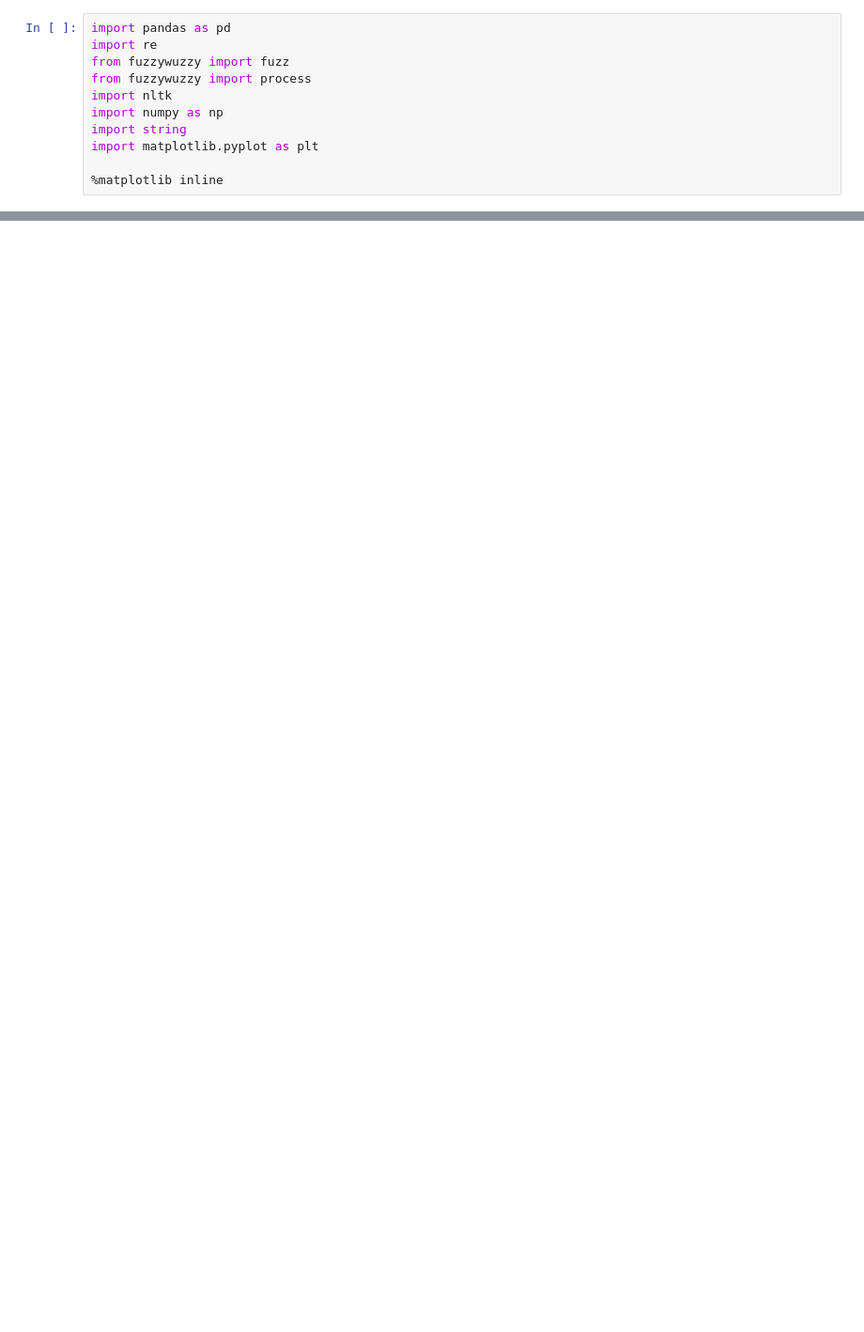
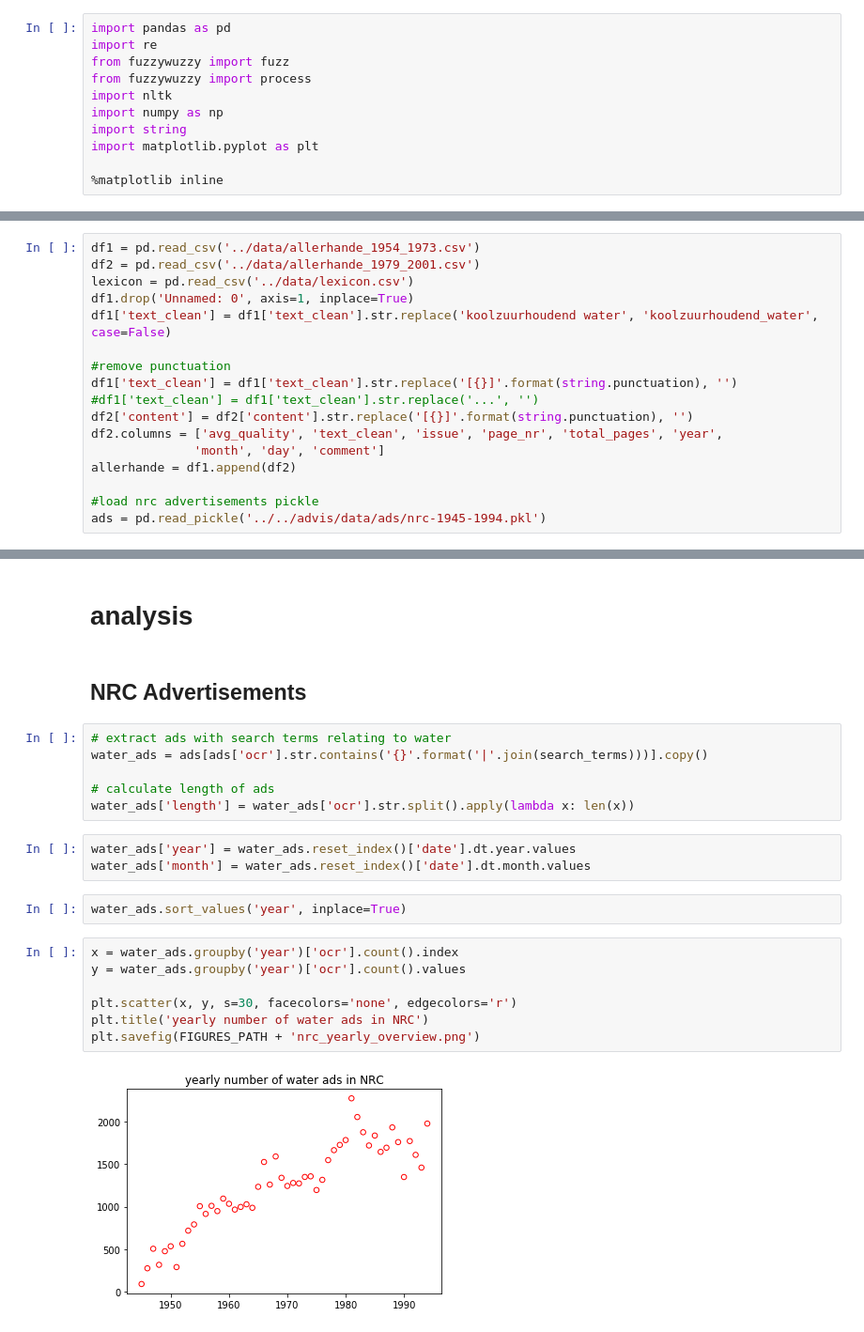
Before and after one commit to melvinwevers/Allerhande, a Jupyter notebook: notebooks/Prepare_water_dataset.ipynb, the cells around one changed output, grey strips where cells are left out. Shown: that part at 94% size. Saved outputs shown, nothing was run; the diff lists cells and outputs as text; blank space fills up the shorter version.

Commit message:
analysis pt.2

```diff
--- a/notebooks/Prepare_water_dataset.ipynb
+++ b/notebooks/Prepare_water_dataset.ipynb
@@ -192,0 +16,17 @@ df_merge
+# %%
+df1 = pd.read_csv('../data/allerhande_1954_1973.csv')
+df2 = pd.read_csv('../data/allerhande_1979_2001.csv')
+lexicon = pd.read_csv('../data/lexicon.csv')
+df1.drop('Unnamed: 0', axis=1, inplace=True)
+df1['text_clean'] = df1['text_clean'].str.replace('koolzuurhoudend water', 'koolzuurhoudend_water', case=False)
+
+#remove punctuation
+df1['text_clean'] = df1['text_clean'].str.replace('[{}]'.format(string.punctuation), '')
+#df1['text_clean'] = df1['text_clean'].str.replace('...', '')
+df2['content'] = df2['content'].str.replace('[{}]'.format(string.punctuation), '')
+df2.columns = ['avg_quality', 'text_clean', 'issue', 'page_nr', 'total_pages', 'year',
+              'month', 'day', 'comment']
+allerhande = df1.append(df2)
+
+#load nrc advertisements pickle
+ads = pd.read_pickle('../../advis/data/ads/nrc-1945-1994.pkl')
@@ -192,0 +96,24 @@ df_merge
+# %% [markdown]
+# analysis
+# %% [markdown]
+## NRC Advertisements
+# %%
+# extract ads with search terms relating to water
+water_ads = ads[ads['ocr'].str.contains('{}'.format('|'.join(search_terms)))].copy()
+
+# calculate length of ads
+water_ads['length'] = water_ads['ocr'].str.split().apply(lambda x: len(x))
+# %%
+water_ads['year'] = water_ads.reset_index()['date'].dt.year.values
+water_ads['month'] = water_ads.reset_index()['date'].dt.month.values
+# %%
+water_ads.sort_values('year', inplace=True)
+# %%
+x = water_ads.groupby('year')['ocr'].count().index
+y = water_ads.groupby('year')['ocr'].count().values
+
+plt.scatter(x, y, s=30, facecolors='none', edgecolors='r')
+plt.title('yearly number of water ads in NRC')
+plt.savefig(FIGURES_PATH + 'nrc_yearly_overview.png')
+# %% [output]
+[figure, added]
```
Also changed, not shown: parts of 46 cells of this notebook, 10 other files.
